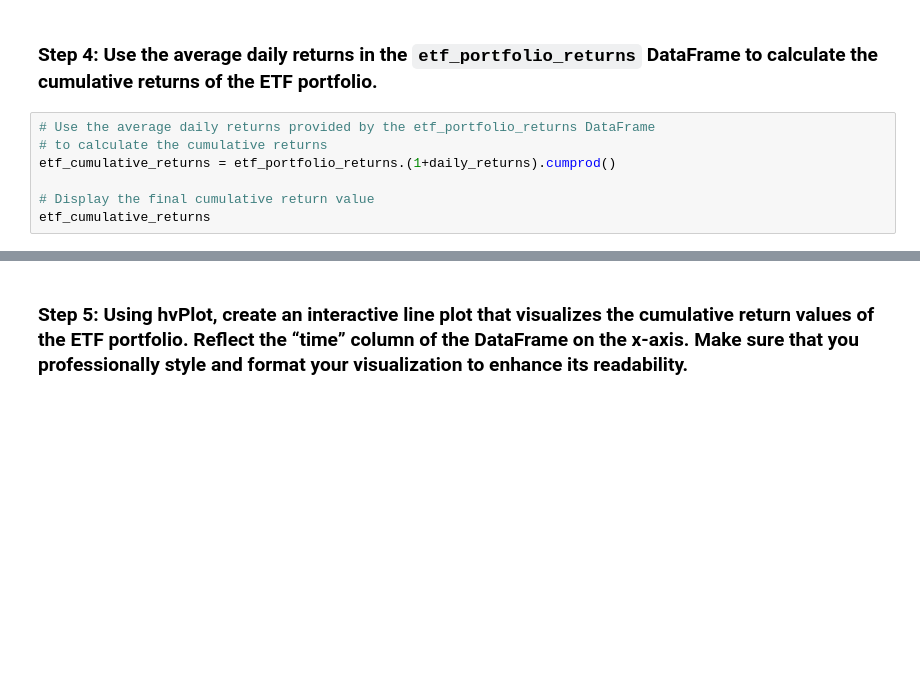
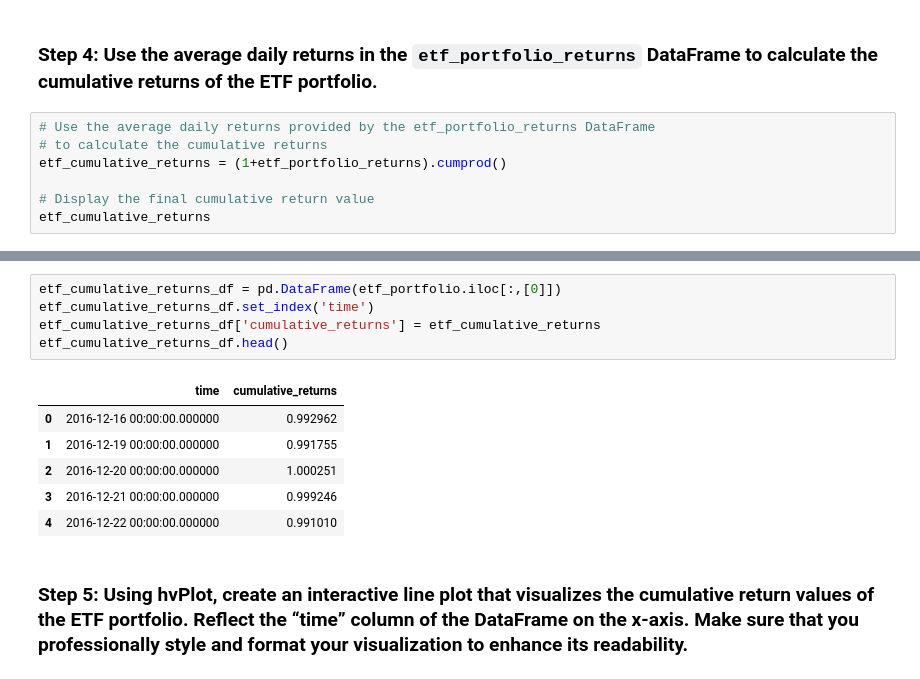
Before and after one commit to dcmar18/EFT_Analyzer, a Jupyter notebook: etf_analyzer.ipynb, the cells around one changed output, grey strips where cells are left out. Drawn from its saved outputs; the diff is of its cells as text; blank space fills up the shorter version.

Commit message:
Wrote code to calculate cumulative returns, create a df with time and cumulative return values and plot the data

```diff
--- a/etf_analyzer.ipynb
+++ b/etf_analyzer.ipynb
@@ -433,7 +435,7 @@ Length: 999, dtype: float64
 # %%
 # Use the average daily returns provided by the etf_portfolio_returns DataFrame
 # to calculate the cumulative returns
-etf_cumulative_returns = etf_portfolio_returns.(1+daily_returns).cumprod()
+etf_cumulative_returns = (1+etf_portfolio_returns).cumprod()
 
 # Display the final cumulative return value
 etf_cumulative_returns
@@ -442,3 +455,15 @@ AttributeError: 'Series' object has no attribute 'cum'
+# %%
+etf_cumulative_returns_df = pd.DataFrame(etf_portfolio.iloc[:,[0]])
+etf_cumulative_returns_df.set_index('time')
+etf_cumulative_returns_df['cumulative_returns'] = etf_cumulative_returns
+etf_cumulative_returns_df.head()
+# %% [output]
+|  | time | cumulative_returns |
+| 0 | 2016-12-16 00:00:00.000000 | 0.992962 |
+| 1 | 2016-12-19 00:00:00.000000 | 0.991755 |
+| 2 | 2016-12-20 00:00:00.000000 | 1.000251 |
+| 3 | 2016-12-21 00:00:00.000000 | 0.999246 |
+| 4 | 2016-12-22 00:00:00.000000 | 0.991010 |
 # %% [markdown]
 ### Step 5: Using hvPlot, create an interactive line plot that visualizes the cumulative return values of the ETF portfolio. Reflect the “time” column of the DataFrame on the x-axis. Make sure that you professionally style and format your visualization to enhance its readability.
 # %%
```
Also changed, not shown: parts of 9 cells of this notebook.
